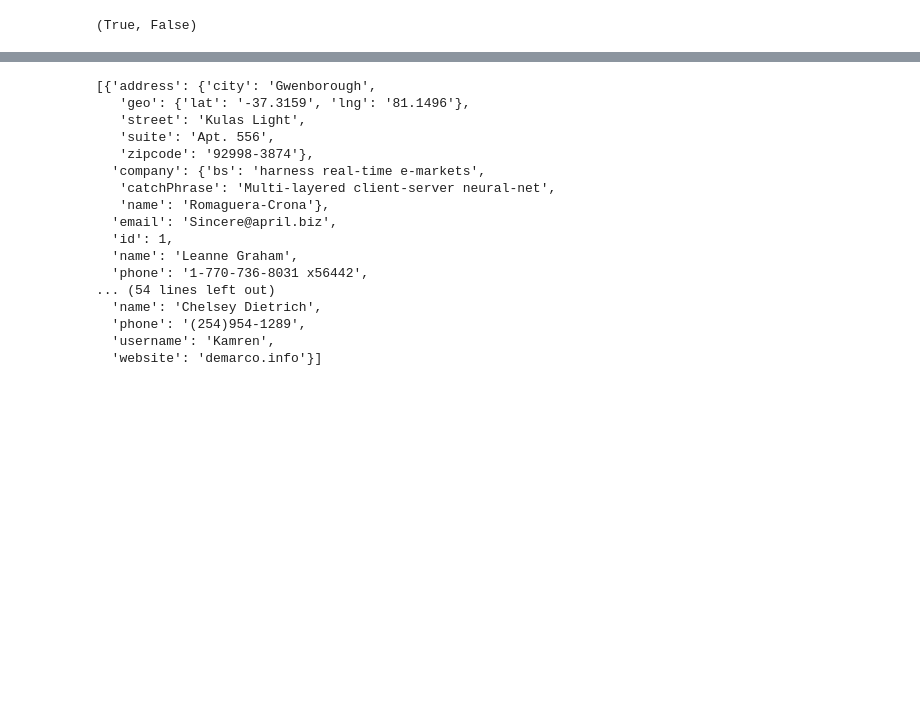
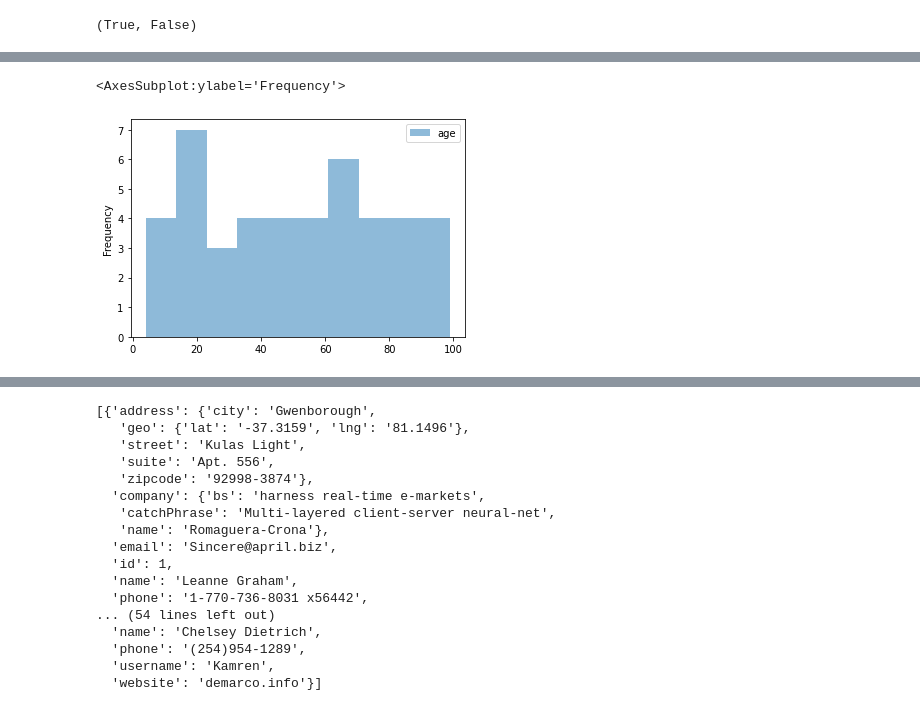
Before and after one commit to ValRCS/Digital_Discourse_ETH713_Fall_2020, a Jupyter notebook: JSON_APIs/Using_JSON_APIs.ipynb, the cells around one changed output, grey strips where cells are left out. Saved outputs shown, nothing was run; the diff lists cells and outputs as text; code cells hidden in the pictures; blank space fills up the shorter version.

```diff
--- a/JSON_APIs/Using_JSON_APIs.ipynb
+++ b/JSON_APIs/Using_JSON_APIs.ipynb
@@ -632,0 +795,12 @@ df2.head()
+# %%
+# lets plot female and male age histograms in one plot
+
+males = df[df.gender == "Male"]
+females = df[df.gender == "Female"]
+
+# lets plot age distributions for males and females side by side
+
+males.plot(kind="hist", y="age", alpha=0.5) # alpha is transparency
+# %% [output]
+<AxesSubplot:ylabel='Frequency'>
+[figure, added]
```
Also changed, not shown: parts of 52 cells of this notebook, 2 other files.
